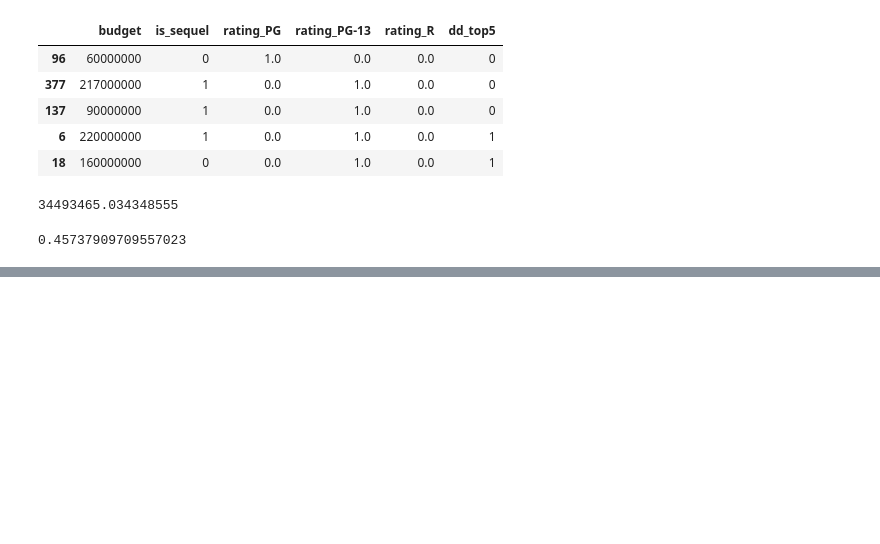
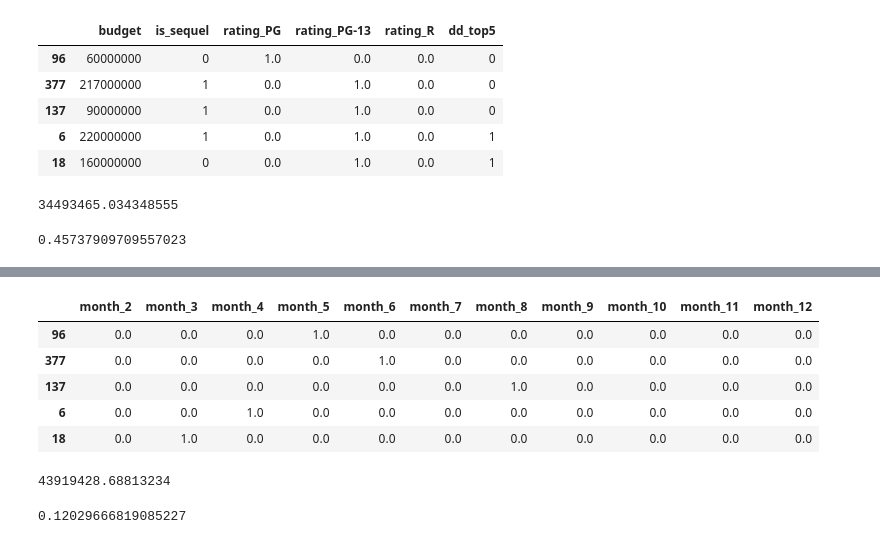
Before and after one commit to tawney-kirkland/02-luther, a Jupyter notebook: movie-linreg-third.ipynb, the cells around one changed output, grey strips where cells are left out. Drawn from its saved outputs; the diff is of its cells as text; code cells hidden in the pictures; blank space fills up the shorter version.

```diff
--- a/movie-linreg-third.ipynb
+++ b/movie-linreg-third.ipynb
@@ -262,0 +286,34 @@ cont_cat_lr.score(combined_val_df, y_val) #R2
+# %%
+ohe_month_val = OneHotEncoder(drop='first', sparse=False)
+
+ohe_month_val.fit(cat_month_val)
+
+ohe_month_validate = ohe_month_val.transform(cat_month_val)
+
+columns_month_val = ohe_month_val.get_feature_names(['month'])
+
+ohe_month_val_df = pd.DataFrame(ohe_month_validate, columns=columns_month_val, index = cat_month_val.index)
+
+ohe_month_val_df.head()
+# %% [output]
+|  | month_2 | month_3 | month_4 | month_5 | month_6 | month_7 | month_8 | month_9 | month_10 | month_11 | month_12 |
+| 96 | 0.0 | 0.0 | 0.0 | 1.0 | 0.0 | 0.0 | 0.0 | 0.0 | 0.0 | 0.0 | 0.0 |
+| 377 | 0.0 | 0.0 | 0.0 | 0.0 | 1.0 | 0.0 | 0.0 | 0.0 | 0.0 | 0.0 | 0.0 |
+| 137 | 0.0 | 0.0 | 0.0 | 0.0 | 0.0 | 0.0 | 1.0 | 0.0 | 0.0 | 0.0 | 0.0 |
+| 6 | 0.0 | 0.0 | 1.0 | 0.0 | 0.0 | 0.0 | 0.0 | 0.0 | 0.0 | 0.0 | 0.0 |
+| 18 | 0.0 | 1.0 | 0.0 | 0.0 | 0.0 | 0.0 | 0.0 | 0.0 | 0.0 | 0.0 | 0.0 |
+# %%
+month_lr = LinearRegression()
+
+month_lr.fit(ohe_month_train_df, y_train)
+
+month_lr.score(ohe_month_val_df, y_val) #R2
+
+y_pred = month_lr.predict(ohe_month_val_df)
+np.sqrt(mean_squared_error(y_val, y_pred))
+# %% [output]
+43919428.68813234
+# %%
+month_lr.score(ohe_month_val_df, y_val) #R2
+# %% [output]
+0.12029666819085227
```
Also changed, not shown: parts of 6 cells of this notebook, 1 other file.
